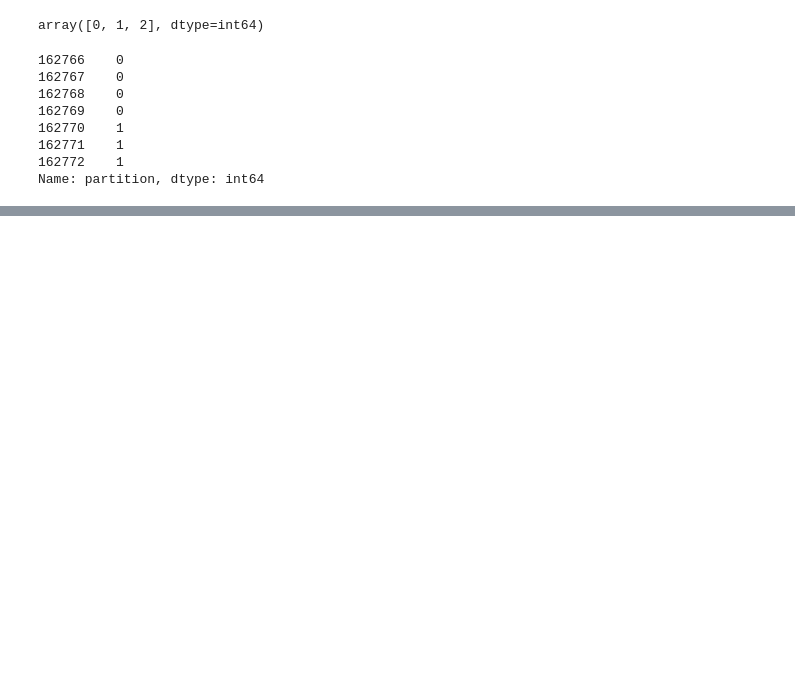
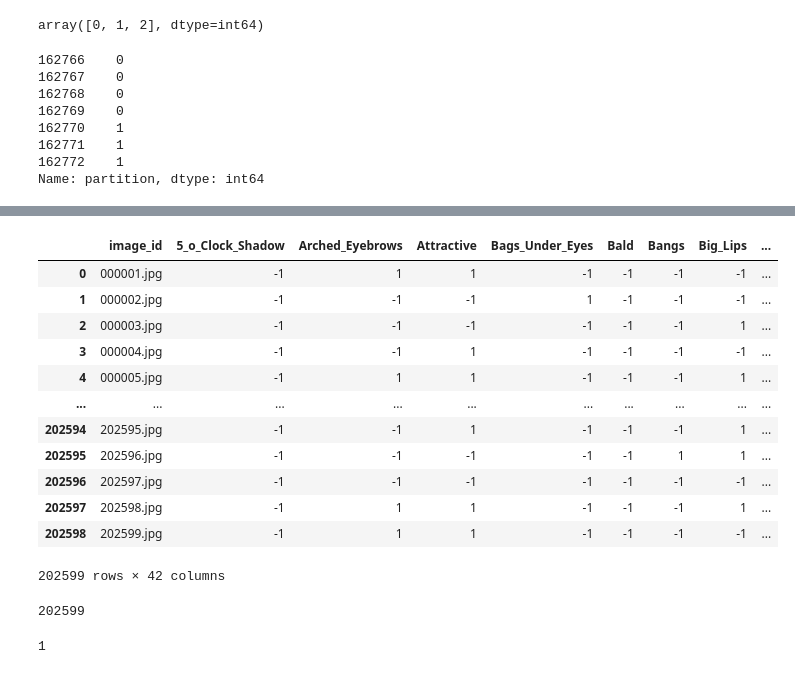
Before and after one commit to rousanka/cv-final-project, a Jupyter notebook: Computer_Vision_Project.ipynb, the cells around one changed output, grey strips where cells are left out. Cells and saved outputs as stored; diff of their text form; code cells hidden in the pictures; blank space fills up the shorter version.

```diff
--- a/Computer_Vision_Project.ipynb
+++ b/Computer_Vision_Project.ipynb
@@ -232,0 +234,16 @@ memory usage: 102.4+ MB
+# %%
+classification_dataset.df.replace(0, 5)
+# %% [output]
+|  | image_id | 5_o_Clock_Shadow | Arched_Eyebrows | Attractive | Bags_Under_Eyes | Bald | Bangs | Big_Lips | ... |
+| 0 | 000001.jpg | -1 | 1 | 1 | -1 | -1 | -1 | -1 | ... |
+| 1 | 000002.jpg | -1 | -1 | -1 | 1 | -1 | -1 | -1 | ... |
+| 2 | 000003.jpg | -1 | -1 | -1 | -1 | -1 | -1 | 1 | ... |
+| 3 | 000004.jpg | -1 | -1 | 1 | -1 | -1 | -1 | -1 | ... |
+| 4 | 000005.jpg | -1 | 1 | 1 | -1 | -1 | -1 | 1 | ... |
+| ... | ... | ... | ... | ... | ... | ... | ... | ... | ... |
+| 202594 | 202595.jpg | -1 | -1 | 1 | -1 | -1 | -1 | 1 | ... |
+| 202595 | 202596.jpg | -1 | -1 | -1 | -1 | -1 | 1 | 1 | ... |
+| 202596 | 202597.jpg | -1 | -1 | -1 | -1 | -1 | -1 | -1 | ... |
+| 202597 | 202598.jpg | -1 | 1 | 1 | -1 | -1 | -1 | 1 | ... |
+| 202598 | 202599.jpg | -1 | 1 | 1 | -1 | -1 | -1 | -1 | ... |
+202599 rows × 42 columns
@@ -232,0 +254,4 @@ memory usage: 102.4+ MB
+# %%
+len(classification_dataset.df)
+# %% [output]
+202599
@@ -232,0 +286,4 @@ memory usage: 102.4+ MB
+# %%
+classification_dataset.df.loc[110]['Attractive']
+# %% [output]
+1
```
Also changed, not shown: parts of 13 cells of this notebook.
